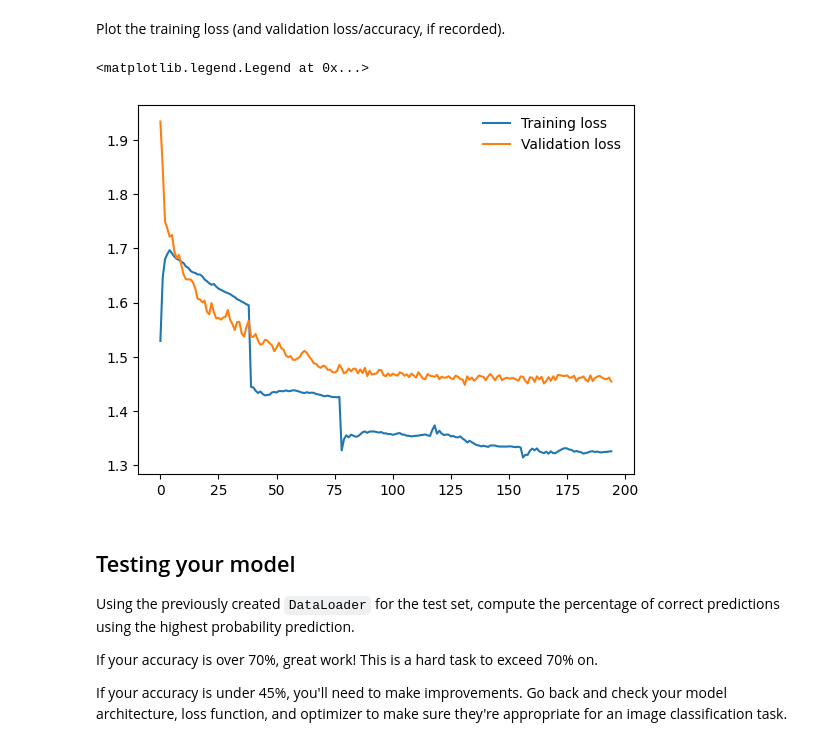
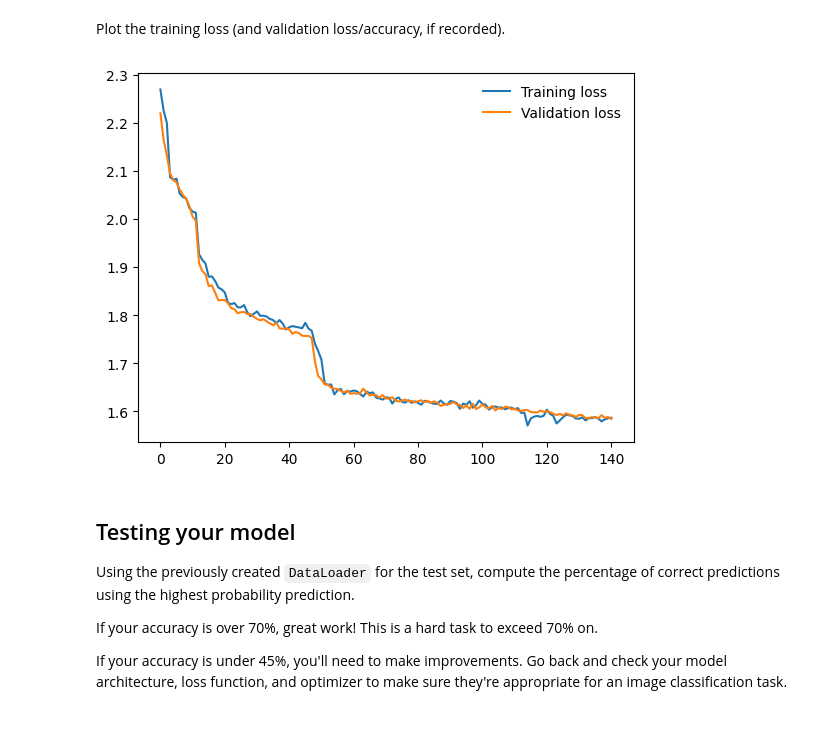
Before and after one commit to morbrian/cifar-10-image-classifier, a Jupyter notebook: CIFAR-10_Image_Classifier-STARTER.ipynb, the cells around one changed output. Cells and saved outputs as stored; diff of their text form; code cells hidden in the pictures.

```diff
--- a/CIFAR-10_Image_Classifier-STARTER.ipynb
+++ b/CIFAR-10_Image_Classifier-STARTER.ipynb
@@ -195,17 +202,30 @@ Specify a loss function and an optimizer, and instantiate the model.
 
 If you use a less common loss function, please note why you chose that loss function in a comment.
 # %%
+
 # input count is the size of an image
 input_count = img_side_px * img_side_px
 model = MyModel(input_count=input_count, output_count=len(classes))
 
+# # Define different learning rates for different layers
+learning_rates = [0.0001, 0.001, 0.01]  # learning rate for layer 1 and layer 2 respectively
+
+# # Define parameter groups and assign learning rates
+params = [
+    {"params": model.conv1.parameters(), "lr": learning_rates[0]},  # layer 1 parameters
+    {"params": model.pool4.parameters(), "lr": learning_rates[1]},   # layer 2 parameters
+    {"params": model.fc_out.parameters(), "lr": learning_rates[2]}   # layer 2 parameters
+]
+
 def produce_optimizer(parameters, learn_rate):
-    return optim.Adam(parameters, lr=learn_rate)
+    return optim.Adam(params=parameters, lr=learn_rate)
+    # return optim.SGD(params=parameters, lr=learn_rate, momentum=0.9)
 
+# criterion = nn.CrossEntropyLoss()
 criterion = nn.NLLLoss()
 
 default_learn_rate = 0.001
-optimizer = produce_optimizer(parameters=model.parameters(), learn_rate=default_learn_rate)
+optimizer = produce_optimizer(parameters=params, learn_rate=default_learn_rate)
 # %% [markdown]
 Define a helper function to help track and record accuracy and loss.
 # %%
@@ -265,10 +293,10 @@ Don't forget to use `torch.device()` and the `.to()` method for both your model
 
 If you want to print your loss during each epoch, you can use the `enumerate` function and print the loss after a set number of batches. 250 batches works well for most people!
 # %%
-epochs = 5
+epochs = 100
 # how many batches are procesed before we print a summary
 # each batch represents training on "batch_size" images
-print_every = 1
+print_every = 50
 
 device_name = "cuda" if torch.cuda.is_available() else "cpu"
 device = torch.device(device_name)
@@ -289,10 +317,6 @@ learn_rate = default_learn_rate
 for epoch in range(epochs):
     running_loss = 0
     epoch_record = produce_metrics_record(type='epoch', epoch=epoch)
-    if epoch > 0:
-        learn_rate = learn_rate / 4
-        print(f"Updated learn_rate: {learn_rate}")
-    optimizer = produce_optimizer(parameters=model.parameters(), learn_rate=learn_rate)
     for batch_count, (inputs, labels) in enumerate(trainloader, 0):
         inputs, labels = inputs.to(device), labels.to(device)
 
@@ -327,6 +351,7 @@ for epoch in range(epochs):
 
             print_metrics_record(eval_record)
 
+
     metrics.append(epoch_record)
 # %% [output]
 Training device: cuda
@@ -349,18 +358,17 @@ eval: id=4-39  validation_accuracy=0.49  validation_loss=1.45  training_loss=1.3
 # %% [markdown]
 Plot the training loss (and validation loss/accuracy, if recorded).
 # %%
-train_losses = [m['training_loss'] for m in metrics if m['type'] == 'eval']
-validation_losses = [m['validation_loss'] for m in metrics if m['type'] == 'eval']
+def plot_loss(metrics):
+    train_losses = [m['training_loss'] for m in metrics if m['type'] == 'eval']
+    validation_losses = [m['validation_loss'] for m in metrics if m['type'] == 'eval']
+    plt.plot(train_losses, label='Training loss')
+    plt.plot(validation_losses, label='Validation loss')
+    plt.legend(frameon=False)
 
-# %matplotlib inline
-# %config InlineBackend.figure_format = 'retina'
 
-plt.plot(train_losses, label='Training loss')
-plt.plot(validation_losses, label='Validation loss')
-plt.legend(frameon=False)
+plot_loss(metrics)
 # %% [output]
-<matplotlib.legend.Legend at 0x...>
-[figure, old version]
+[figure, new version]
 # %% [markdown]
 ## Testing your model
 Using the previously created `DataLoader` for the test set, compute the percentage of correct predictions using the highest probability prediction.
```
Also changed, not shown: parts of 6 cells of this notebook.
